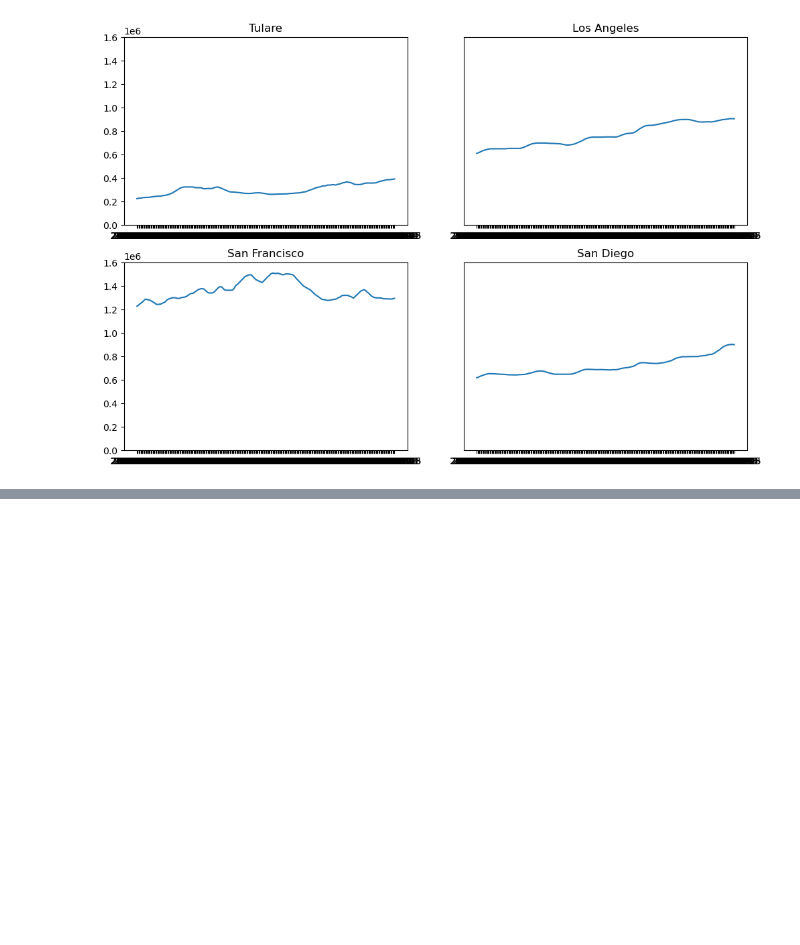
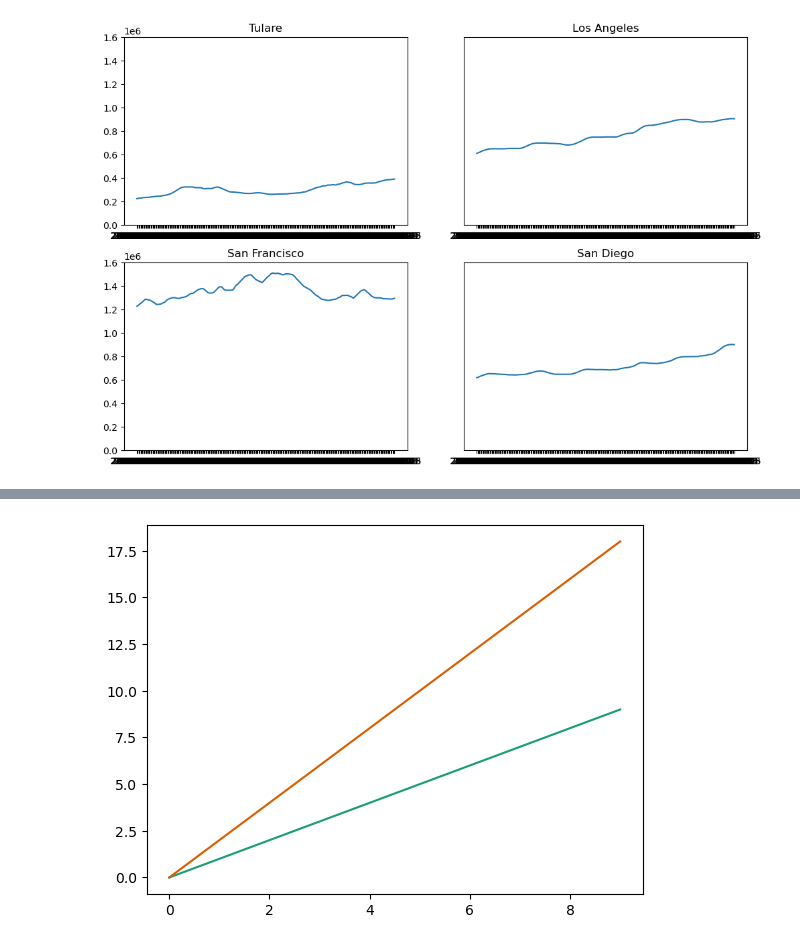
Before and after one commit to scarypillowz/data_visualization, a Jupyter notebook: matplotlib_advanced.ipynb, the cells around one changed output, grey strips where cells are left out. Drawn from its saved outputs; the diff is of its cells as text; code cells hidden in the pictures; blank space fills up the shorter version.

```diff
--- a/matplotlib_advanced.ipynb
+++ b/matplotlib_advanced.ipynb
@@ -187,0 +193,12 @@ ax3.hist(diamonds['price'], orientation='horizontal');
+# %%
+plt.rcParams['axes.prop_cycle'] = plt.cycler('color', plt.cm.Dark2.colors)
+
+data = [x for x in range(10)]
+data2 = [x*2 for x in range(10)]
+
+fig, ax = plt.subplots()
+
+ax.plot(data)
+ax.plot(data2);
+# %% [output]
+[figure, added]
```
Also changed, not shown: parts of 9 cells of this notebook, 1 other file.
